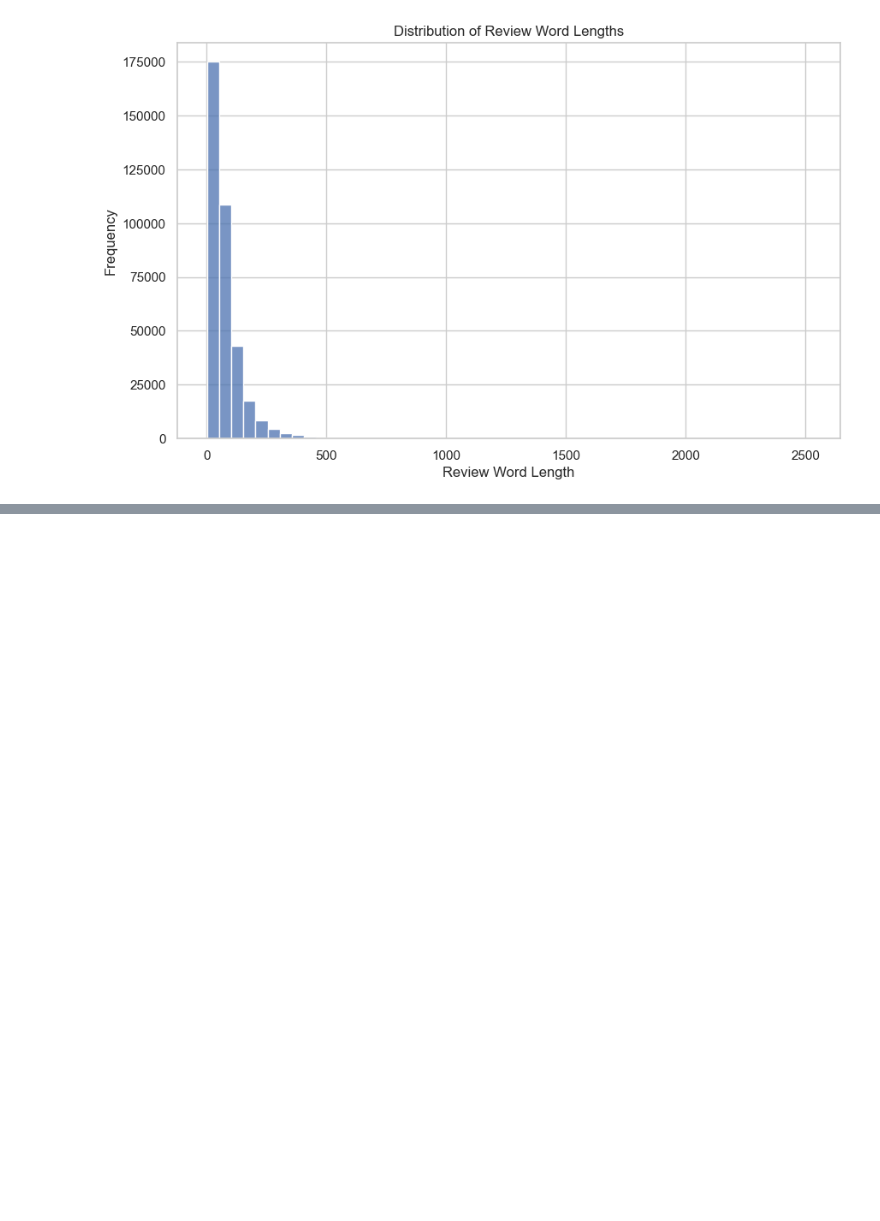
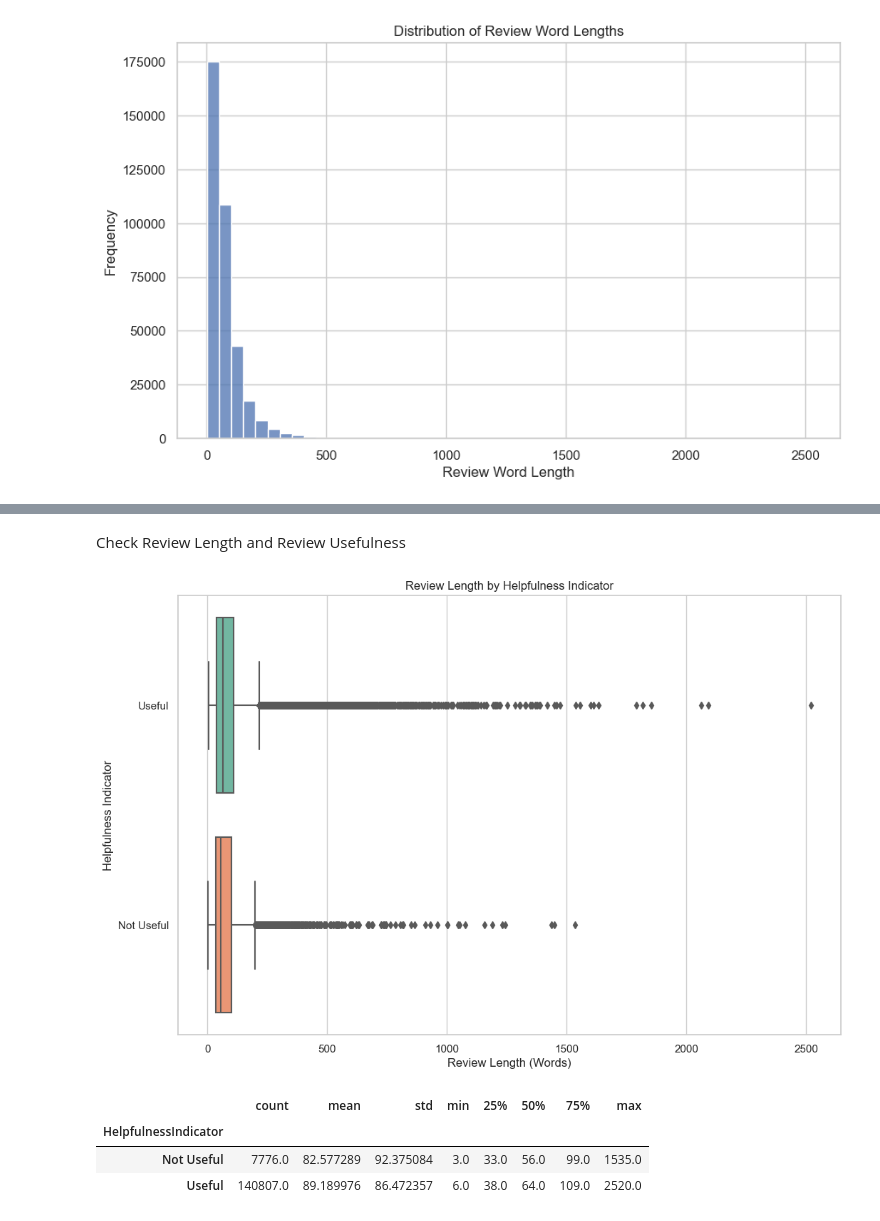
Before and after one commit to Youhorng/sentiment_analysis, a Jupyter notebook: notebook/data_preparation.ipynb, the cells around one changed output, grey strips where cells are left out. Cells and saved outputs as stored; diff of their text form; code cells hidden in the pictures; blank space fills up the shorter version.

```diff
--- a/notebook/data_preparation.ipynb
+++ b/notebook/data_preparation.ipynb
@@ -515,0 +558,22 @@ plt.show()
+# %% [markdown]
+Check Review Length and Review Usefulness
+# %%
+# Create boxplot of ReviewLength by Review Usefulness
+df_temp = df[(df["HelpfulnessIndicator"] == "Useful") | (df["HelpfulnessIndicator"] == "Not Useful")]
+
+plt.figure(figsize=(12, 8))
+sns.boxplot(data=df_temp, x="ReviewLength", y="HelpfulnessIndicator", palette="Set2", orient="h")
+plt.title("Review Length by Helpfulness Indicator")
+plt.xlabel("Review Length (Words)")
+plt.ylabel("Helpfulness Indicator")
+plt.show()
+# %% [output]
+[figure, added]
+# %%
+# Check the desriptive statistics of ReviewLength by HelpfulnessIndicator
+df_temp["ReviewLength"].groupby(df_temp["HelpfulnessIndicator"]).describe()
+# %% [output]
+|  | count | mean | std | min | 25% | 50% | 75% | max |
+| HelpfulnessIndicator |  |  |  |  |  |  |  |  |
+| Not Useful | 7776.0 | 82.577289 | 92.375084 | 3.0 | 33.0 | 56.0 | 99.0 | 1535.0 |
+| Useful | 140807.0 | 89.189976 | 86.472357 | 6.0 | 38.0 | 64.0 | 109.0 | 2520.0 |
```
Also changed, not shown: parts of 25 cells of this notebook.
